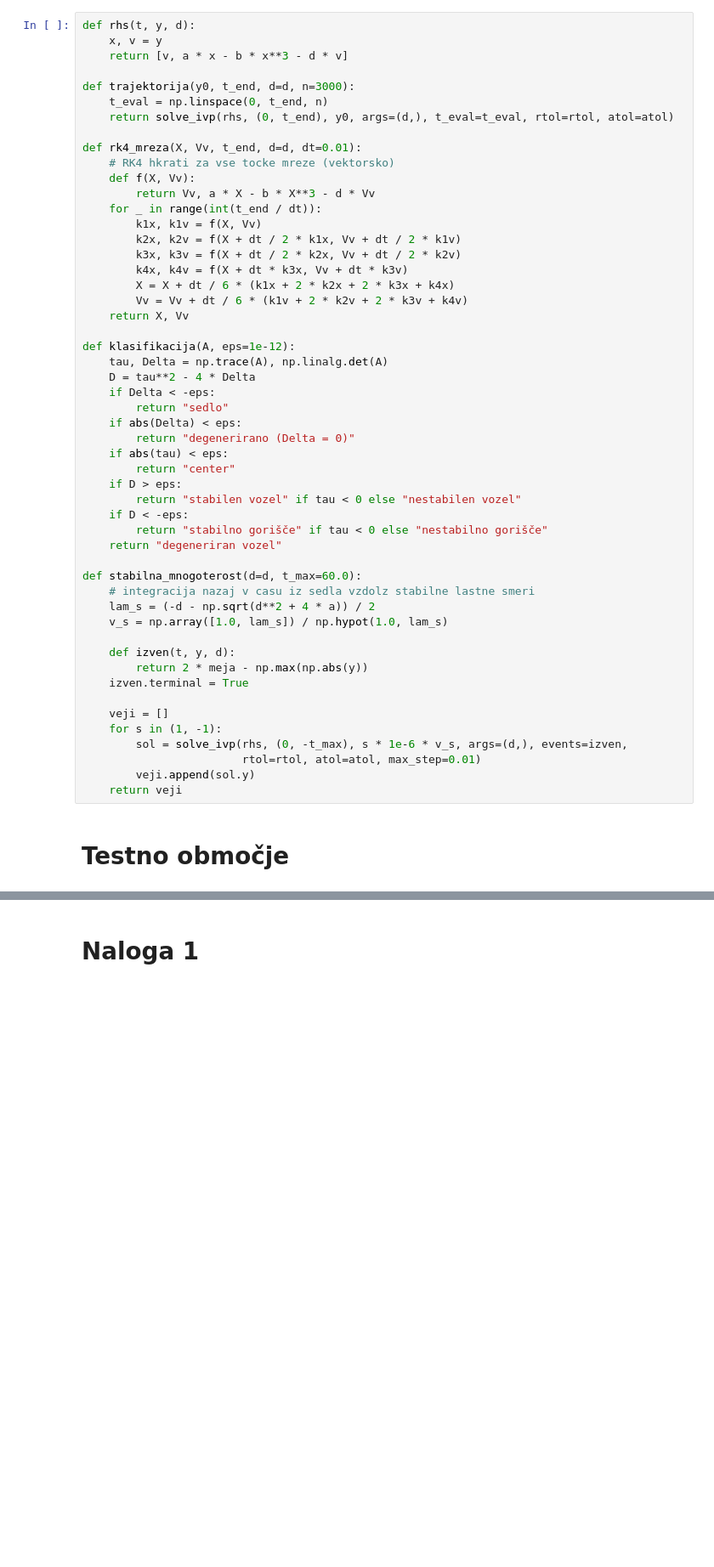
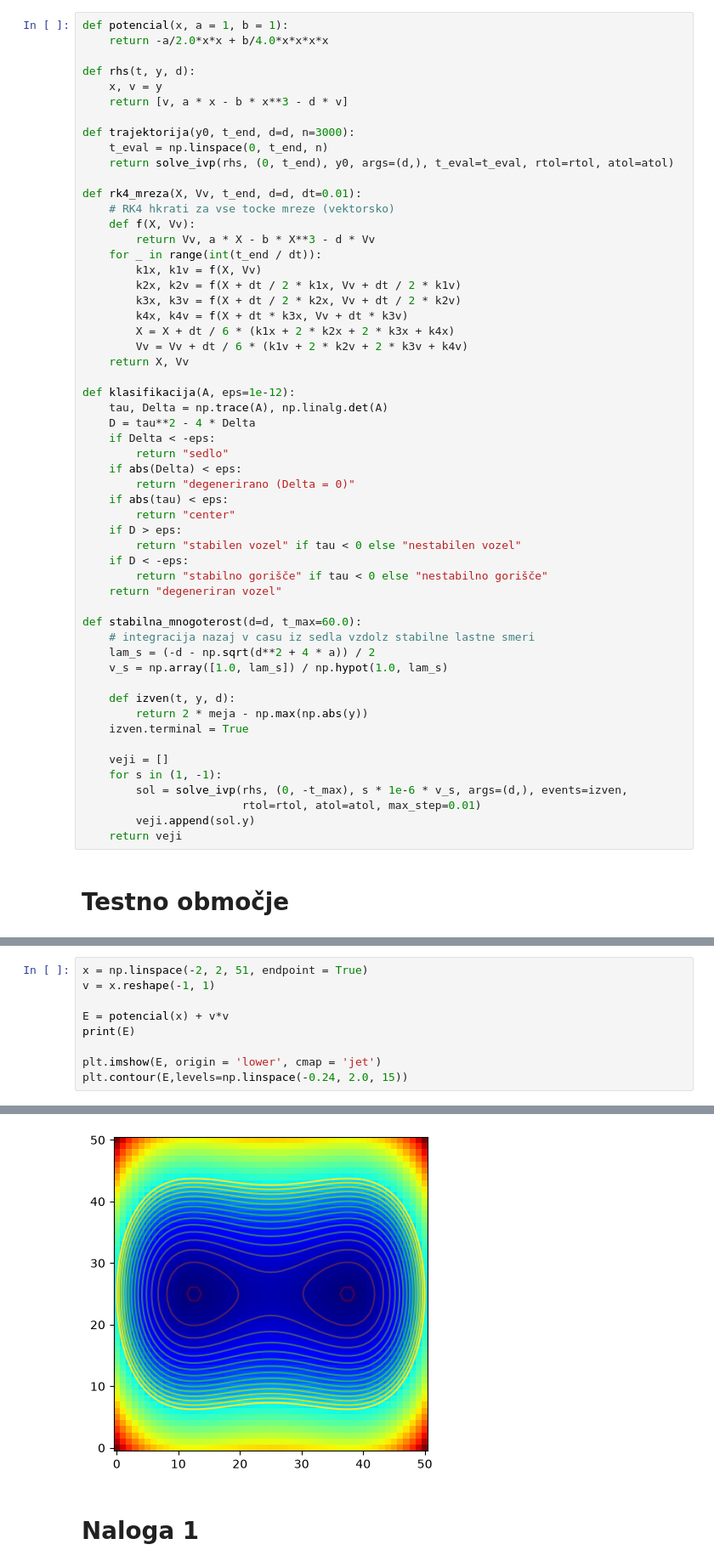
Before and after one commit to ReneMarkovic/Nelinearn_dinamicni_sistemi, a Jupyter notebook: 04_vaje/vaje_04_prazno.ipynb, the cells around one changed output, grey strips where cells are left out. Shown at 85% size. Cells and saved outputs as stored; diff of their text form; blank space fills up the shorter version.

```diff
--- a/04_vaje/vaje_04_prazno.ipynb
+++ b/04_vaje/vaje_04_prazno.ipynb
@@ -81,4 +105,7 @@ rtol, atol = 1e-10, 1e-12
 # %%
+def potencial(x, a = 1, b = 1):
+    return -a/2.0*x*x + b/4.0*x*x*x*x
+
 def rhs(t, y, d):
     x, v = y
     return [v, a * x - b * x**3 - d * v]
@@ -136,0 +162,10 @@ def stabilna_mnogoterost(d=d, t_max=60.0):
+# %%
+x = np.linspace(-2, 2, 51, endpoint = True)
+v = x.reshape(-1, 1)
+
+E = potencial(x) + v*v
+print(E)
+
+plt.imshow(E, origin = 'lower', cmap = 'jet')
+plt.contour(E,levels=np.linspace(-0.24, 2.0, 15))
+# %% [output]
@@ -137,2 +180,3 @@ def stabilna_mnogoterost(d=d, t_max=60.0):
+[figure, added]
 # %% [markdown]
 # Naloga 1
```
Also changed, not shown: parts of 10 cells of this notebook, 2 other files.
